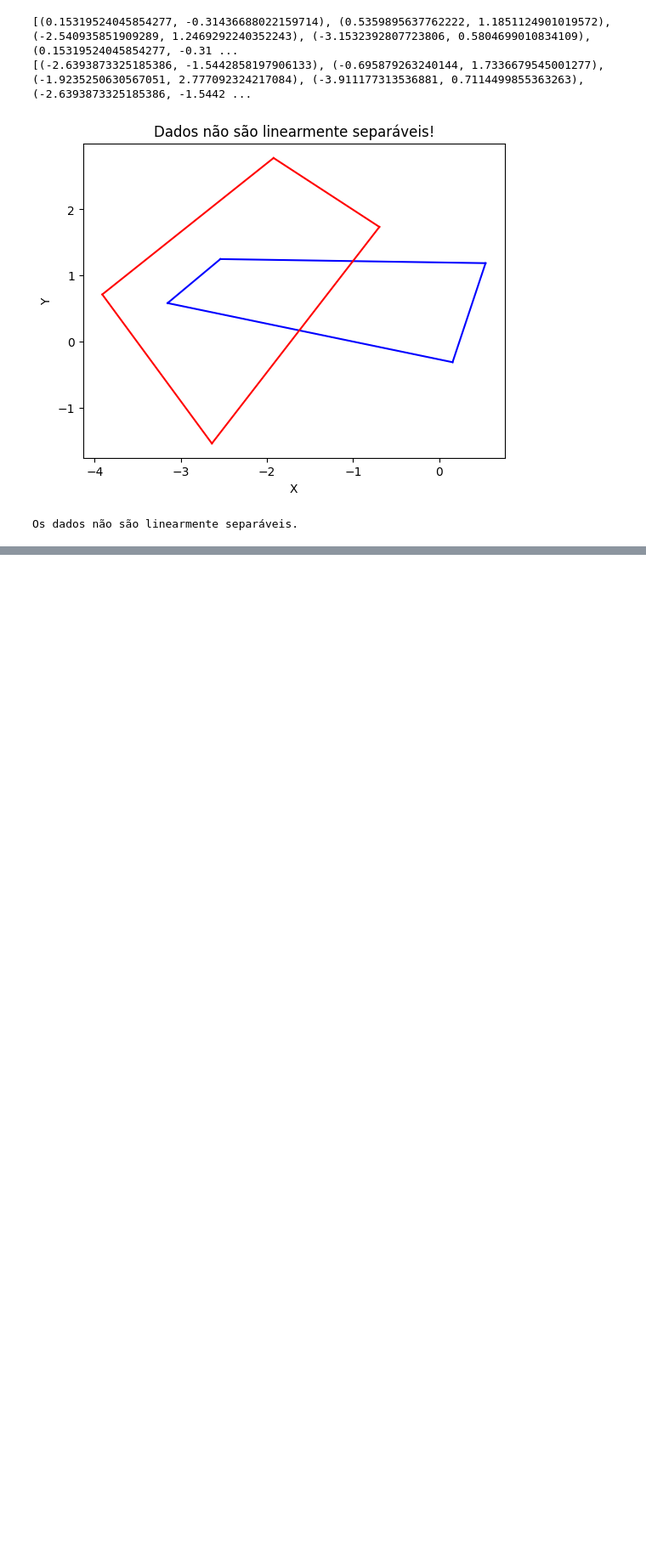
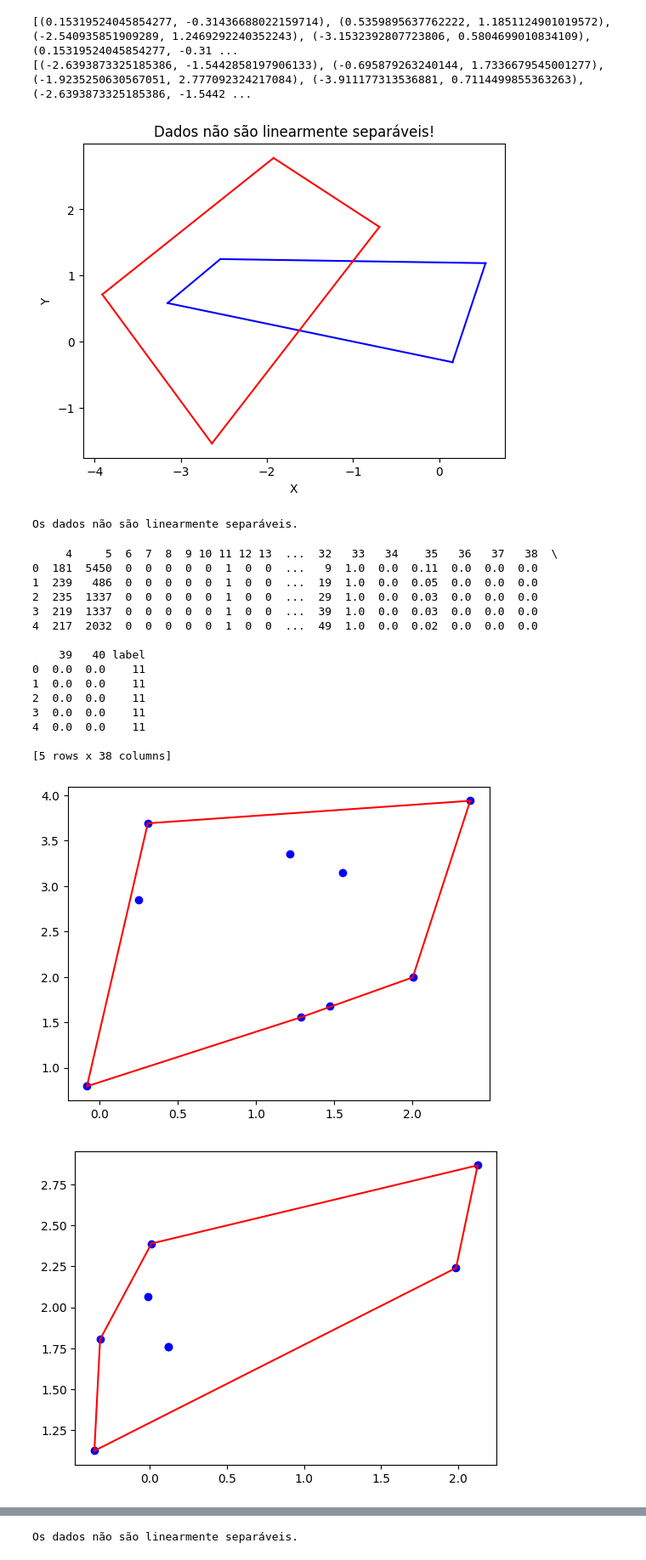
Before and after one commit to marcelomrad/Classificador_Linear, a Jupyter notebook: main.ipynb, the cells around one changed output, grey strips where cells are left out. Shown at 85% size. Drawn from its saved outputs; the diff is of its cells as text; code cells hidden in the pictures; blank space fills up the shorter version.

```diff
--- a/main.ipynb
+++ b/main.ipynb
@@ -812,13 +823,19 @@ data['label'] = diabetes.target
 # Applying PCA for dimensionality reduction
 diabetesPCA = apply_pca(data.drop(labels=['label'], axis=1))
 
+diabetesPCA['label'] = data['label']
+
+# Dividindo os dados em conjuntos de treinamento e teste
+diabetesTest = diabetesPCA.sample(frac=0.3)
+diabetesTrain = diabetesPCA.drop(diabetesTest.index)
+
 # Accessing the classes separately based on the 'label' column
 diabetesPCA0 = diabetesPCA[data['label'] == 90.0].reset_index(drop=True)
 diabetesPCA1 = diabetesPCA[data['label'] == 72.0].reset_index(drop=True)
 
 # Convertendo em pontos
-diabetesPCA0 = [Ponto(row['Componente 1'], row['Componente 2']) for index, row in diabetesPCA0.iterrows()]
-diabetesPCA1 = [Ponto(row['Componente 1'], row['Componente 2']) for index, row in diabetesPCA1.iterrows()]
+diabetesPCA0 = [Ponto(row['Componente 1'], row['Componente 2']) for _, row in diabetesPCA0.iterrows()]
+diabetesPCA1 = [Ponto(row['Componente 1'], row['Componente 2']) for _, row in diabetesPCA1.iterrows()]
 
 # Plotando a envoltória convexa
 diabetesPCA0Env = graham_scan(diabetesPCA0)
@@ -833,7 +850,7 @@ plot_separabilidade(diabetesPCA0, diabetesPCA1)
 modelo = construir_modelo_linear(diabetesPCA0, diabetesPCA1)
 
 if modelo:
-    precisao, revocacao, f1 = calcular_metricas(diabetesPCA0, diabetesPCA1, modelo)
+    precisao, revocacao, f1 = calcular_metricas(diabetesTrain, diabetesTest, modelo, 90, 72)
     print(f"Precisão: {precisao:.2f}")
     print(f"Revocação: {revocacao:.2f}")
     print(f"F1-score: {f1:.2f}")
@@ -868,31 +885,55 @@ data = data.drop(data.columns[colunas_a_remover], axis=1)
 
 print(data.head())
 
 # Use PCA for dimensionality reduction
 kddcup99PCA = apply_pca(data.drop(labels=['label'], axis=1))
 
+kddcup99PCA['label'] = data['label']
+
+# Dividindo os dados em conjuntos de treinamento e teste
+kddcup99Test = kddcup99PCA.sample(frac=0.3)
+kddcup99Train = kddcup99PCA.drop(kddcup99Test.index)
+
 # Acesse as classes separadamente com base na coluna 'label'
 kddcup99PCA0 = kddcup99PCA[data['label'] == 7].reset_index(drop=True)
 kddcup99PCA1 = kddcup99PCA[data['label'] == 2].reset_index(drop=True)
 
 # Convertendo em pontos
 kddcup99PCA0 = [Ponto(row['Componente 1'], row['Componente 2']) for index, row in kddcup99PCA0.iterrows()]
 kddcup99PCA1 = [Ponto(row['Componente 1'], row['Componente 2']) for index, row in kddcup99PCA1.iterrows()]
 
 # Plotando a envoltória convexa
 kddcup99PCA0Env = graham_scan(kddcup99PCA0)
 plot_envoltoria(kddcup99PCA0, kddcup99PCA0Env)
 
 kddcup99PCA1Env = graham_scan(kddcup99PCA1)
 plot_envoltoria(kddcup99PCA1, kddcup99PCA1Env)
 
 verificar_separabilidade_linear(kddcup99PCA0Env, kddcup99PCA1Env)
 plot_separabilidade(kddcup99PCA0, kddcup99PCA1)
 
 modelo = construir_modelo_linear(kddcup99PCA0, kddcup99PCA1)
 
 if modelo:
-    precisao, revocacao, f1 = calcular_metricas(kddcup99PCA0, kddcup99PCA1, modelo)
+    precisao, revocacao, f1 = calcular_metricas('label', kddcup99Test, modelo, positive_label=7, negative_label=2)
     print(f"Precisão: {precisao:.2f}")
     print(f"Revocação: {revocacao:.2f}")
     print(f"F1-score: {f1:.2f}")
+# %% [output]
+     4     5  6  7  8  9 10 11 12 13  ...  32   33   34    35   36   37   38  \
+0  181  5450  0  0  0  0  0  1  0  0  ...   9  1.0  0.0  0.11  0.0  0.0  0.0
+1  239   486  0  0  0  0  0  1  0  0  ...  19  1.0  0.0  0.05  0.0  0.0  0.0
+2  235  1337  0  0  0  0  0  1  0  0  ...  29  1.0  0.0  0.03  0.0  0.0  0.0
+3  219  1337  0  0  0  0  0  1  0  0  ...  39  1.0  0.0  0.03  0.0  0.0  0.0
+4  217  2032  0  0  0  0  0  1  0  0  ...  49  1.0  0.0  0.02  0.0  0.0  0.0
+
+    39   40 label
+0  0.0  0.0    11
+1  0.0  0.0    11
+2  0.0  0.0    11
+3  0.0  0.0    11
+4  0.0  0.0    11
+
+[5 rows x 38 columns]
+[figure, added]
+[figure, added]
@@ -898,0 +943 @@ if modelo:
+Os dados não são linearmente separáveis.
```
Also changed, not shown: parts of 12 cells of this notebook.
